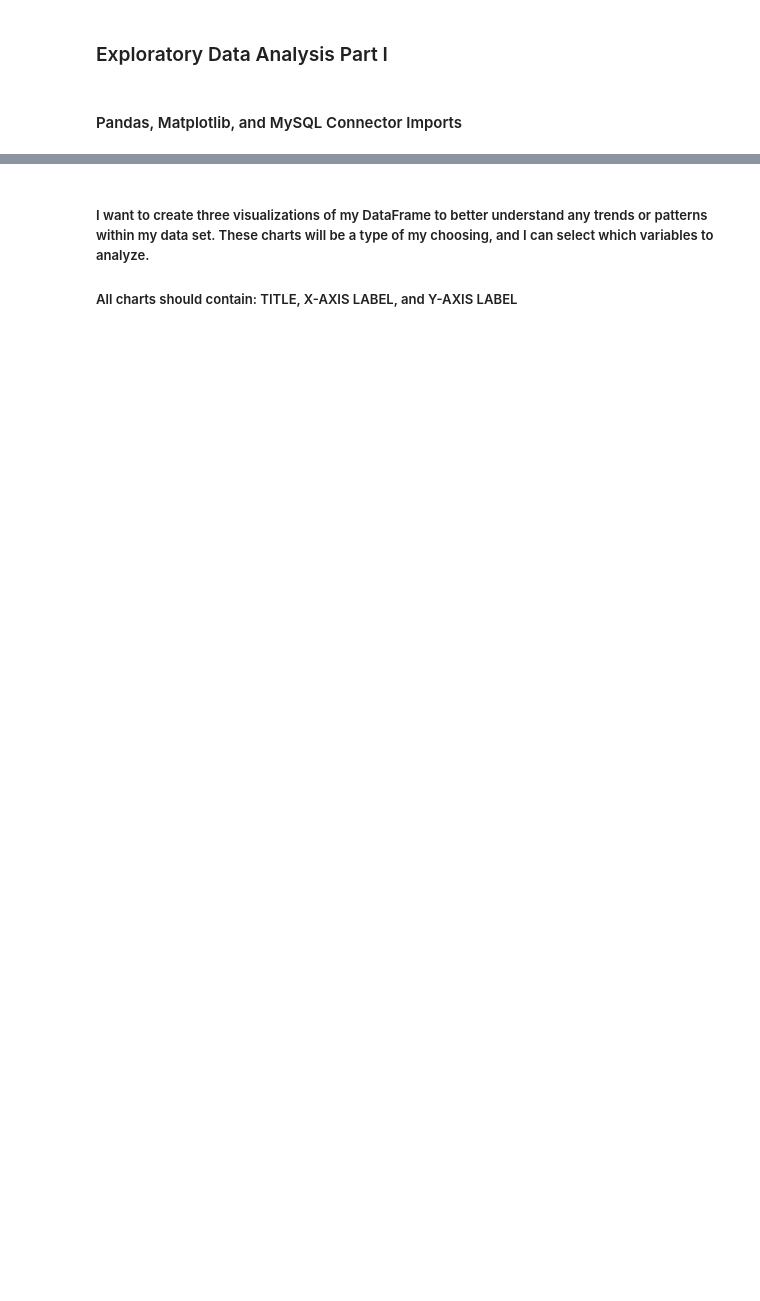
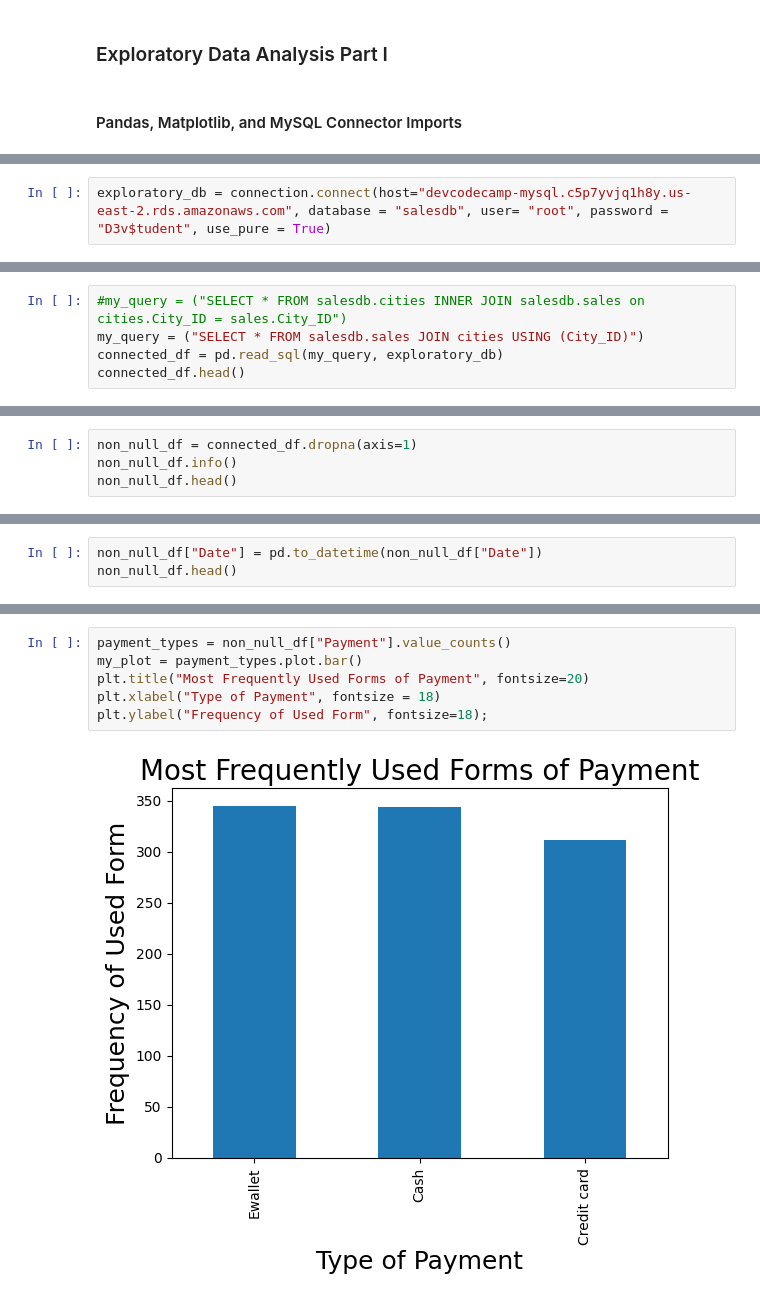
Before and after one commit to andigarcia901/ExploratoryDataAnalysis, a Jupyter notebook: ExploratoryDataAnalysis.ipynb, the cells around one changed output, grey strips where cells are left out. Drawn from its saved outputs; the diff is of its cells as text; blank space fills up the shorter version.

Commit message:
Exploratory Data, Second Rough Draft

```diff
--- a/ExploratoryDataAnalysis.ipynb
+++ b/ExploratoryDataAnalysis.ipynb
@@ -11 +11,3 @@ import mysql.connector as connection
+# %%
+exploratory_db = connection.connect(host="devcodecamp-mysql.c5p7yvjq1h8y.us-east-2.rds.amazonaws.com", database = "salesdb", user= "root", password = "D3v$tudent", use_pure = True)
 # %% [markdown]
@@ -12,0 +15,5 @@ import mysql.connector as connection
+# %%
+#my_query = ("SELECT * FROM salesdb.cities INNER JOIN salesdb.sales on cities.City_ID = sales.City_ID")
+my_query = ("SELECT * FROM salesdb.sales JOIN cities USING (City_ID)")
+connected_df = pd.read_sql(my_query, exploratory_db)
+connected_df.head()
@@ -14,0 +49,4 @@ import mysql.connector as connection
+# %%
+non_null_df = connected_df.dropna(axis=1)
+non_null_df.info()
+non_null_df.head()
@@ -14,0 +93,3 @@ import mysql.connector as connection
+# %%
+non_null_df["Date"] = pd.to_datetime(non_null_df["Date"])
+non_null_df.head()
@@ -24,3 +125,8 @@ import mysql.connector as connection
-# %% [markdown]
-##### I want to create three visualizations of my DataFrame to better understand any trends or patterns within my data set.  These charts will be a type of my choosing, and I can select which variables to analyze.
-#####  All charts should contain: TITLE, X-AXIS LABEL, and Y-AXIS LABEL
+# %%
+payment_types = non_null_df["Payment"].value_counts()
+my_plot = payment_types.plot.bar()
+plt.title("Most Frequently Used Forms of Payment", fontsize=20)
+plt.xlabel("Type of Payment", fontsize = 18)
+plt.ylabel("Frequency of Used Form", fontsize=18);
+# %% [output]
+[figure, added]
```
Also changed, not shown: parts of 22 cells of this notebook.
